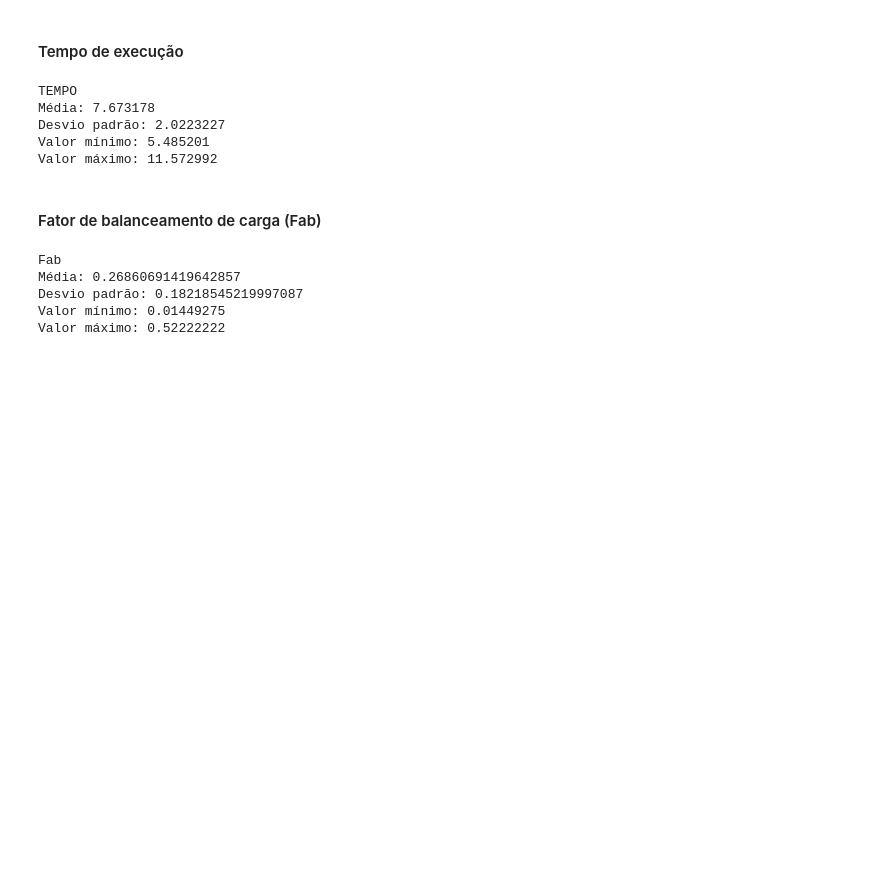
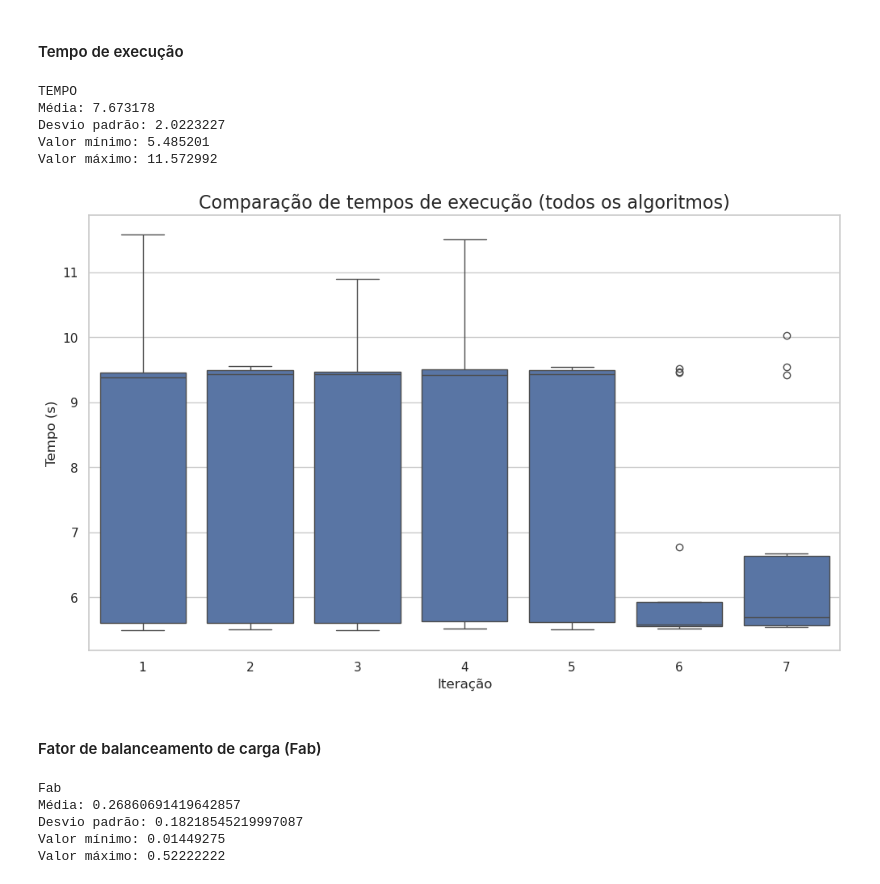
Before and after one commit to igorssant/UESC-codigos-pos-graduacao, a Jupyter notebook: processamento_paralelo/presentation/main.ipynb, the cells around one changed output. Drawn from its saved outputs; the diff is of its cells as text; code cells hidden in the pictures; blank space fills up the shorter version.

```diff
--- a/processamento_paralelo/presentation/main.ipynb
+++ b/processamento_paralelo/presentation/main.ipynb
@@ -3774,6 +3774,8 @@ plt.show()
 ## Analisando os resultados
 # %%
 Fab_df: pd.DataFrame = results_df[results_df["nome_modo"] != "sequencial"]
+
+Fab_df["nome_modo"] = Fab_df["nome_modo"].cat.remove_unused_categories()
 Fab_df.head()
 # %% [output]
 |  | interacao | tempo | threshold | nome_modo | valor_modo | Fab | speed_up | eficiencia |
@@ -3796,6 +3798,17 @@ Média: 7.673178
 Desvio padrão: 2.0223227
 Valor mínimo: 5.485201
 Valor máximo: 11.572992
+# %%
+plt.figure(figsize=(12, 7))
+
+sns.boxplot(data=Fab_df, x="interacao", y="tempo")
+
+plt.title("Comparação de tempos de execução (todos os algoritmos)", fontsize=16)
+plt.xlabel("Iteração", fontsize=12)
+plt.ylabel("Tempo (s)", fontsize=12)
+plt.show()
+# %% [output]
+[figure, added]
 # %% [markdown]
 #### Fator de balanceamento de carga (Fab)
 # %%
```
Also changed, not shown: parts of 20 cells of this notebook.
